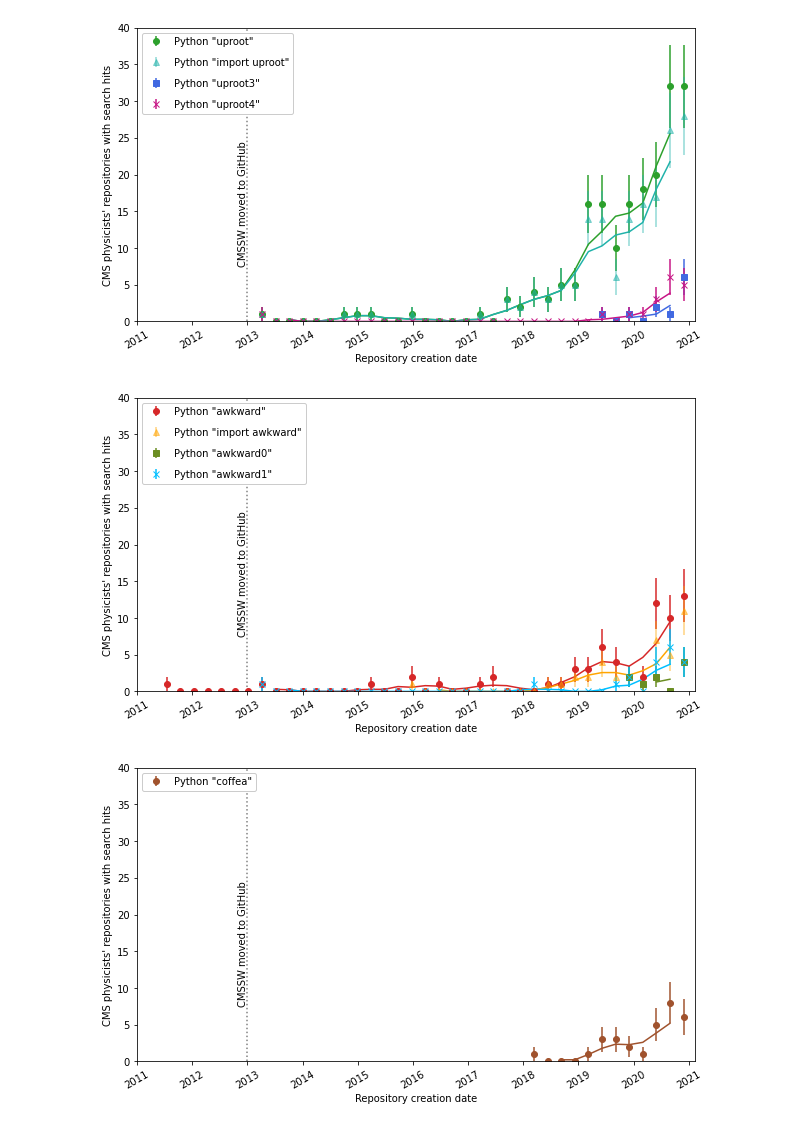
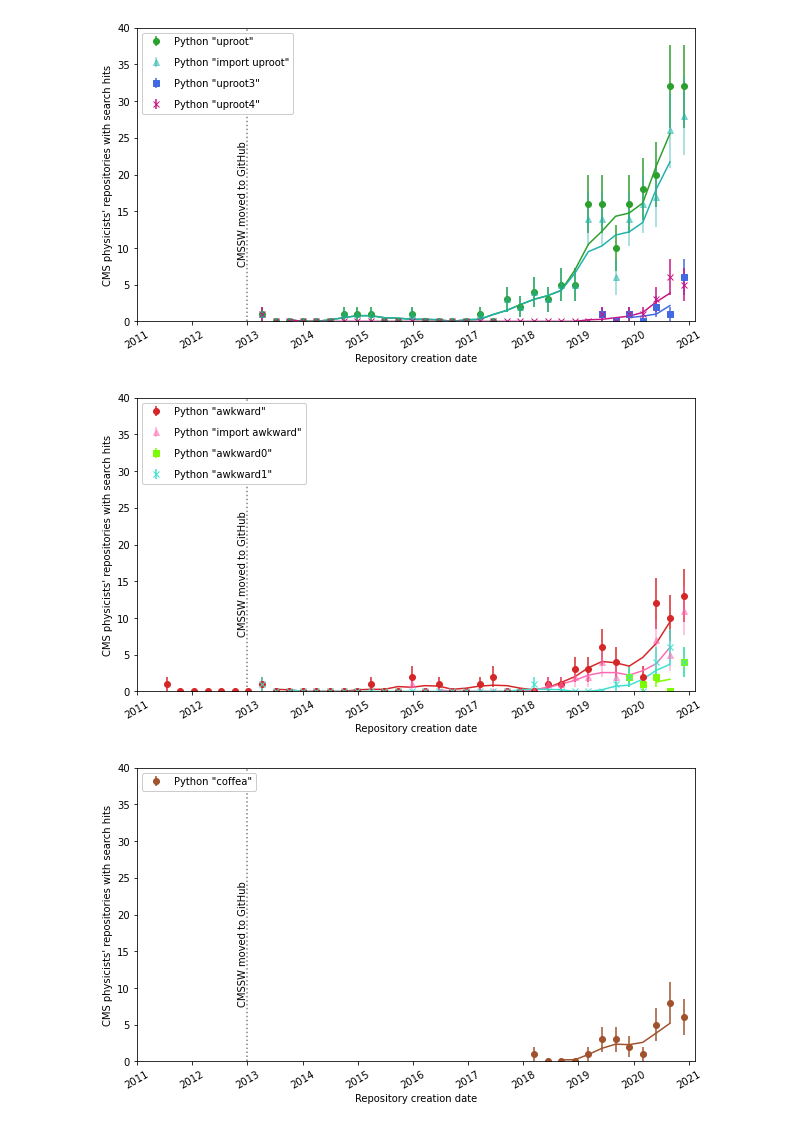
Before and after one commit to jpivarski-talks/2021-02-24-reload-statistics, a Jupyter notebook: analyze-github.ipynb, the cells around one changed output. Cells and saved outputs as stored; diff of their text form; code cells hidden in the pictures.

```diff
--- a/analyze-github.ipynb
+++ b/analyze-github.ipynb
@@ -230,32 +231,32 @@ ax.get_figure().savefig("PLOTS-github/gihub-search-uproot-variations.png")
 # %%
 search_awkward_vstime = get_search_vstime("python-awkward")
 search_import_awkward_vstime = get_search_vstime("python-import-awkward")
 search_awkward0_vstime = get_search_vstime("python-awkward0")
 search_awkward1_vstime = get_search_vstime("python-awkward1")
 
 ax = search_awkward_vstime.plot(yerr=np.sqrt(search_awkward_vstime), marker="o", c="tab:red", ls="none", rot=0, figsize=(10, 6))
-search_import_awkward_vstime.plot(yerr=np.sqrt(search_import_awkward_vstime), marker="^", c="orange", alpha=0.5, ls="none", rot=0, ax=ax)
-search_awkward0_vstime.plot(yerr=np.sqrt(search_awkward0_vstime), marker="s", c="olivedrab", ls="none", rot=0, ax=ax)
-search_awkward1_vstime.plot(yerr=np.sqrt(search_awkward1_vstime), marker="x", c="deepskyblue", ls="none", rot=0, ax=ax)
-smooth([search_awkward_vstime, search_import_awkward_vstime, search_awkward0_vstime, search_awkward1_vstime], ["tab:red", "orange", "olivedrab", "deepskyblue"], ax)
+search_import_awkward_vstime.plot(yerr=np.sqrt(search_import_awkward_vstime), marker="^", c="hotpink", alpha=0.5, ls="none", rot=0, ax=ax)
+search_awkward0_vstime.plot(yerr=np.sqrt(search_awkward0_vstime), marker="s", c="lawngreen", ls="none", rot=0, ax=ax)
+search_awkward1_vstime.plot(yerr=np.sqrt(search_awkward1_vstime), marker="x", c="turquoise", ls="none", rot=0, ax=ax)
+smooth([search_awkward_vstime, search_import_awkward_vstime, search_awkward0_vstime, search_awkward1_vstime], ["tab:red", "hotpink", "lawngreen", "turquoise"], ax)
 years = ("2011", "2012", "2013", "2014", "2015", "2016", "2017", "2018", "2019", "2020", "2021")
 ax.set_xticks([pd.to_datetime(x + "-01-01") for x in years])
 ax.set_xticklabels(years, ha="center")
 ax.set_xlabel("Repository creation date")
 ax.set_ylabel("CMS physicists' repositories with search hits")
 ax.set_xlim(pd.to_datetime("2011-01-01"), pd.to_datetime("2021-02-10"))
 ax.set_ylim(0, 40)
 handles, labels = ax.get_legend_handles_labels()
 ax.legend(handles[4:], [
     "Python \"awkward\"", "Python \"import awkward\"", "Python \"awkward0\"", "Python \"awkward1\"",
 ], loc="upper left", labelspacing=1.1, framealpha=1)
 ax.axvline(pd.to_datetime("2013-01-01"), c="gray", ls=":")
 ax.text(pd.to_datetime("2013-01-01") - pd.to_timedelta("60 days"), 0.4*40, "CMSSW moved to GitHub", rotation=90, va="center")
 ax.get_figure().savefig("PLOTS-github/gihub-search-awkward-variations.svg")
 ax.get_figure().savefig("PLOTS-github/gihub-search-awkward-variations.pdf")
 ax.get_figure().savefig("PLOTS-github/gihub-search-awkward-variations.png")
 # %% [output]
-[figure, old version]
+[figure, new version]
 # %%
 search_coffea_vstime = get_search_vstime("python-coffea")
 
```
Also changed, not shown: parts of 6 cells of this notebook.
